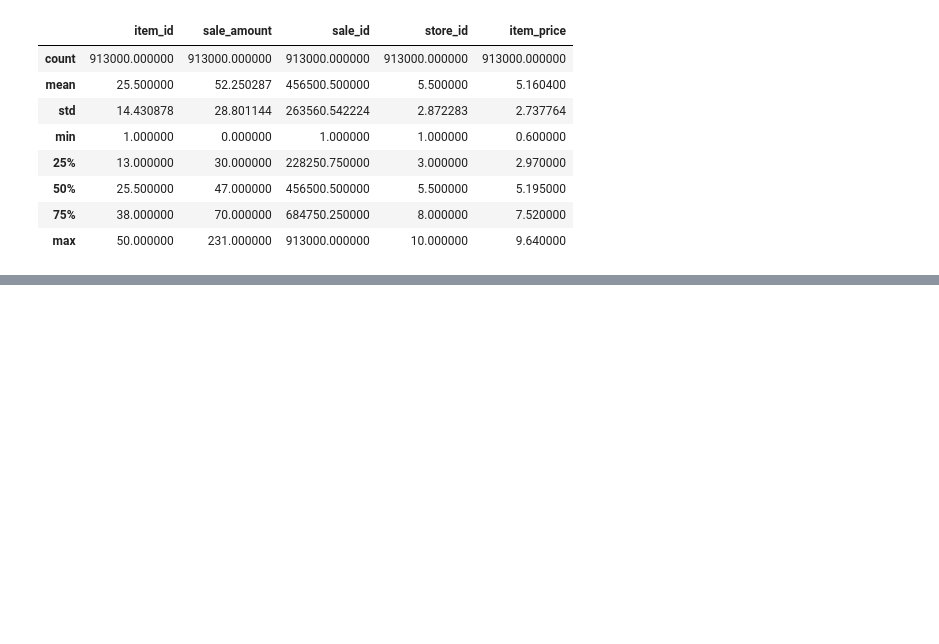
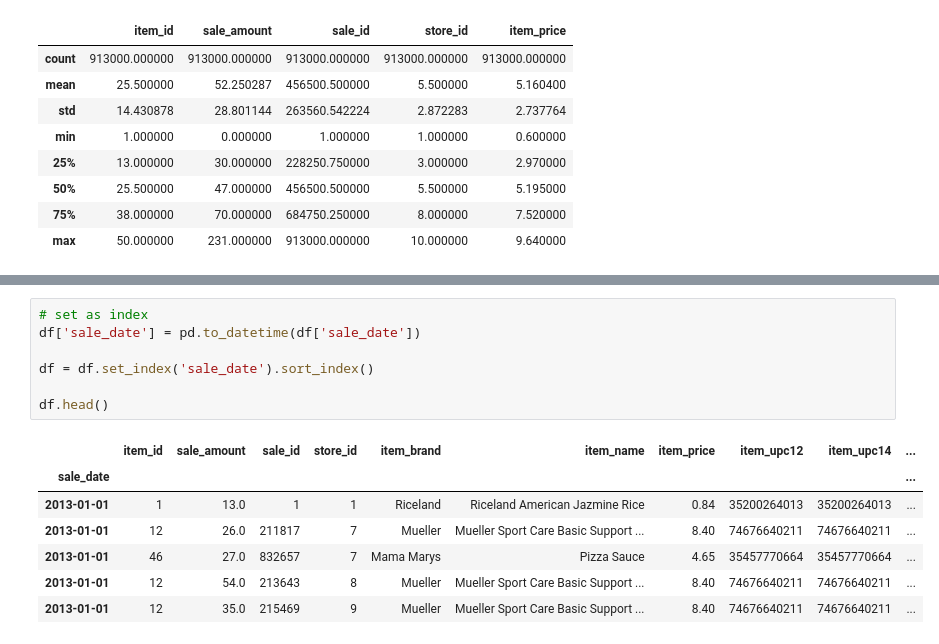
Before and after one commit to BraedenWright/time-series-exercises, a Jupyter notebook: prepare.ipynb, the cells around one changed output, grey strips where cells are left out. Drawn from its saved outputs; the diff is of its cells as text; blank space fills up the shorter version.

```diff
--- a/prepare.ipynb
+++ b/prepare.ipynb
@@ -91,0 +200,15 @@ df.describe()
+# %%
+# set as index
+df['sale_date'] = pd.to_datetime(df['sale_date'])
+
+df = df.set_index('sale_date').sort_index()
+
+df.head()
+# %% [output]
+|  | item_id | sale_amount | sale_id | store_id | item_brand | item_name | item_price | item_upc12 | item_upc14 | ... |
+| sale_date |  |  |  |  |  |  |  |  |  | ... |
+| 2013-01-01 | 1 | 13.0 | 1 | 1 | Riceland | Riceland American Jazmine Rice | 0.84 | 35200264013 | 35200264013 | ... |
+| 2013-01-01 | 12 | 26.0 | 211817 | 7 | Mueller | Mueller Sport Care Basic Support ... | 8.40 | 74676640211 | 74676640211 | ... |
+| 2013-01-01 | 46 | 27.0 | 832657 | 7 | Mama Marys | Pizza Sauce | 4.65 | 35457770664 | 35457770664 | ... |
+| 2013-01-01 | 12 | 54.0 | 213643 | 8 | Mueller | Mueller Sport Care Basic Support ... | 8.40 | 74676640211 | 74676640211 | ... |
+| 2013-01-01 | 12 | 35.0 | 215469 | 9 | Mueller | Mueller Sport Care Basic Support ... | 8.40 | 74676640211 | 74676640211 | ... |
```
Also changed, not shown: parts of 22 cells of this notebook, 2 other files.
